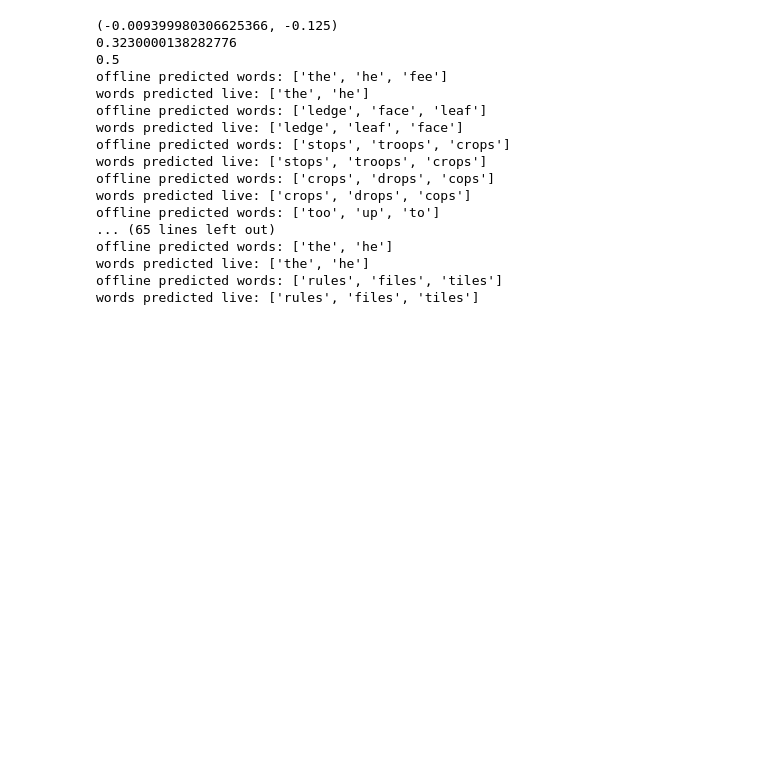
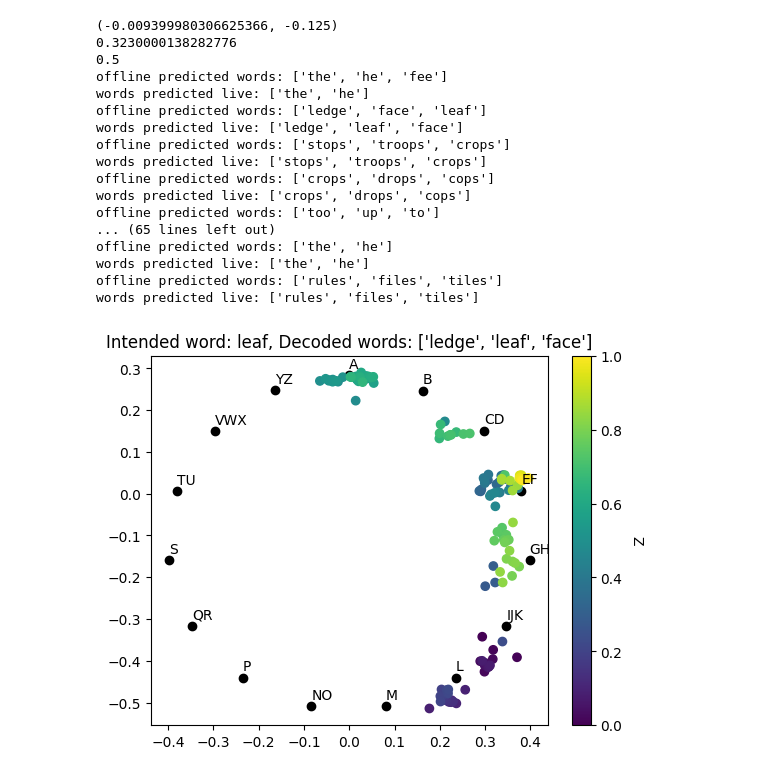
Before and after one commit to JoaoLucasMBC/swEYEpe-decoder, a Jupyter notebook: vis/visualizations.ipynb, the cells around one changed output. Saved outputs shown, nothing was run; the diff lists cells and outputs as text; code cells hidden in the pictures; blank space fills up the shorter version.

Commit message:
worked on visualizaitons more

```diff
--- a/vis/visualizations.ipynb
+++ b/vis/visualizations.ipynb
@@ -198,2 +196,31 @@ for k in range(20):
     print(score)
     print(eep)
+# %%
+with open("circleLayout.txt", "r") as f:
+    text = f.read()
+    corrected_text = correct_json(text)
+    layout = json.loads(corrected_text)
+    key_position = [key.split(' ') for key in layout["keyboard"].split("\n")]
+    pos_strings = [info[1][1:-2].split(',') for info in key_position]
+    pos = [[float(elem[0]), float(elem[1])] for elem in pos_strings]
+    key_positions_df = pd.DataFrame(pos, index=[info[0] for info in key_position], columns=["x", "y"])
+# %%
+
+fig, ax = plt.subplots()
+ax.scatter(key_positions_df["x"], key_positions_df["y"], c="black")
+i = 1
+filtered_gaze_path = gaze_paths[i]
+filtered_gaze_path = [(point[0], point[1], point[2]) for point in filtered_gaze_path if ((point[0] - center[0])**2 + (point[1] - center[1])**2 > inner_radius**2 and
+                                                                        (point[0] - center[0])**2 + (point[1] - center[1])**2 < outer_radius**2)]
+filtered_df = pd.DataFrame(filtered_gaze_path, columns=['x', 'y', 'time'])
+ax.scatter(filtered_df["x"], filtered_df["y"], c=filtered_df["time"])
+# ax.plot(filtered_df["x"], filtered_df["y"], c=filtered_df["time"])
+
+cbar = plt.colorbar(ax.collections[0])
+cbar.set_label('Z', rotation=270, labelpad=15)
+ax.set_title("Intended word: " + truth[i] + ", Decoded words: " + str(top_words[i]))
+for index, row in key_positions_df.iterrows():
+    ax.annotate(index, row, xytext=(0,5), textcoords='offset points')
+plt.show()
+# %% [output]
+[figure, added]
```
Also changed, not shown: parts of 7 cells of this notebook, 1 other file.
